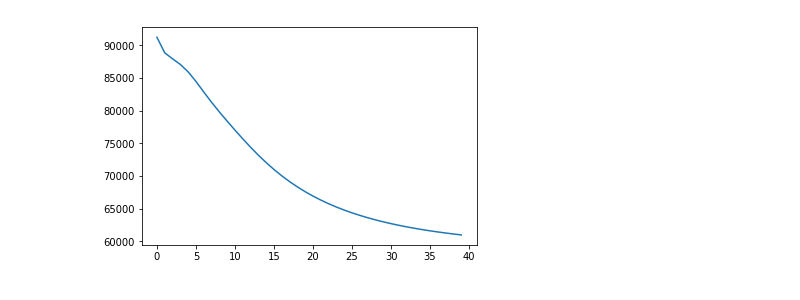
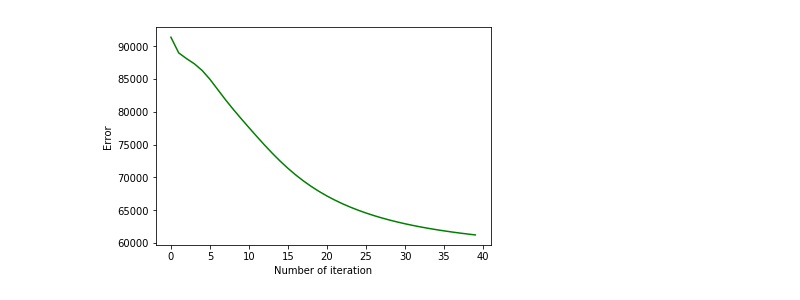
Before and after one commit to januaryshen/cse547_hw, a Jupyter notebook: hw2_code/HW2_P3.ipynb, the cells around one changed output. Saved outputs shown, nothing was run; the diff lists cells and outputs as text; code cells hidden in the pictures.

```diff
--- a/hw2_code/HW2_P3.ipynb
+++ b/hw2_code/HW2_P3.ipynb
@@ -45,13 +45,15 @@ for i in range(iteration):
 # %%
 # plt.plot(error_dict[0.001])
 # plt.plot(error_dict[0.01])
 # plt.plot(error_dict[0.05])
 # plt.plot(error_dict[0.1])
 
 #plt.plot(error_list_08)
-plt.plot(error_list_01)
+plt.plot(error_list_01, color = "green")
+plt.xlabel("Number of iteration")
+plt.ylabel("Error")
 plt.show()
 # %% [output]
-[figure, old version]
+[figure, new version]
 # %%
 error_list_01
```
Also changed, not shown: parts of 1 cell of this notebook, 9 other files.
